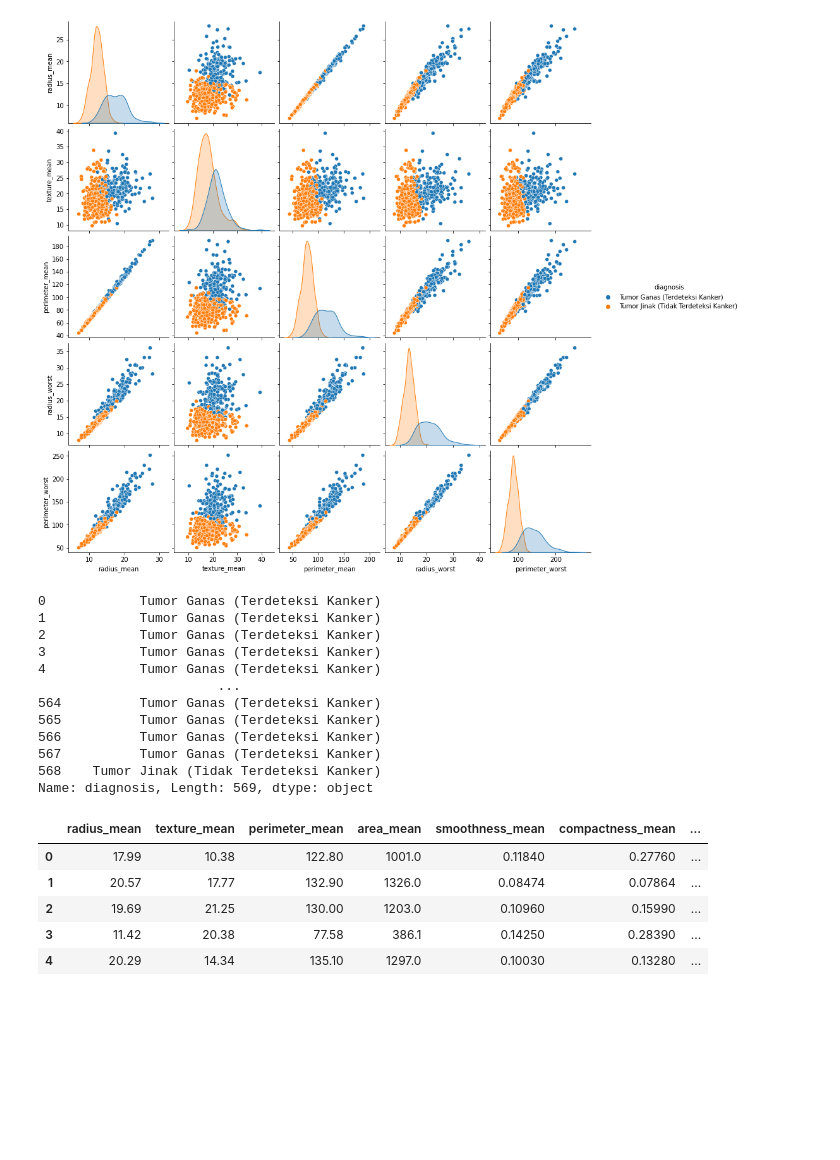
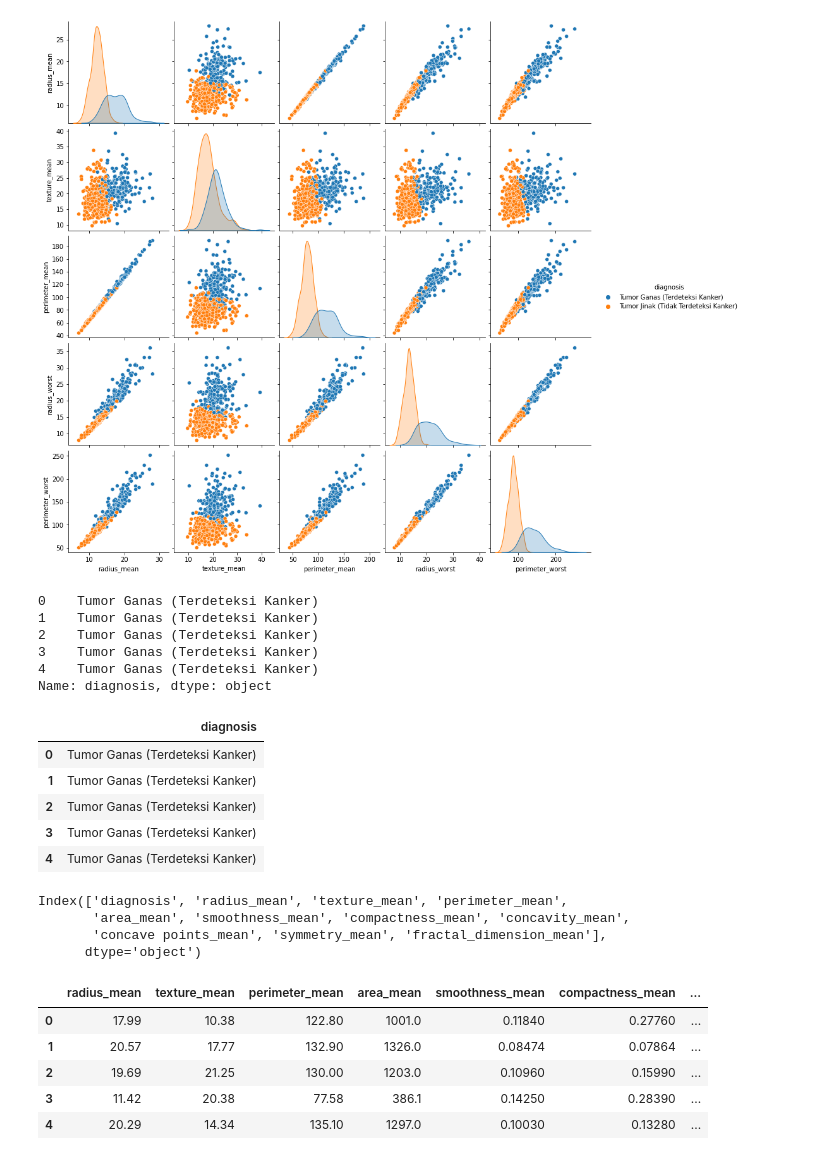
Before and after one commit to Nurtrira06/PROYEK3, a Jupyter notebook: Jupyter/PREDIKSI KANKER PAYUDARA 2.ipynb, the cells around one changed output. Drawn from its saved outputs; the diff is of its cells as text; code cells hidden in the pictures; blank space fills up the shorter version.

```diff
--- a/Jupyter/PREDIKSI KANKER PAYUDARA 2.ipynb
+++ b/Jupyter/PREDIKSI KANKER PAYUDARA 2.ipynb
@@ -120,24 +120,40 @@ sns.pairplot(df, hue="diagnosis", vars=["radius_mean", "texture_mean", "perimete
 plt.show()
 # %% [output]
 [figure]
+# %%
+y = df['diagnosis']
+y.head()
+# %% [output]
+0    Tumor Ganas (Terdeteksi Kanker)
+1    Tumor Ganas (Terdeteksi Kanker)
+2    Tumor Ganas (Terdeteksi Kanker)
+3    Tumor Ganas (Terdeteksi Kanker)
+4    Tumor Ganas (Terdeteksi Kanker)
+Name: diagnosis, dtype: object
 # %%
-y = df['diagnosis']
-y
+y_plot = df.drop(['id','radius_mean', 'texture_mean', 'perimeter_mean', 'area_mean',
+               'smoothness_mean', 'compactness_mean', 'concavity_mean',
+               'concave points_mean', 'symmetry_mean', 'fractal_dimension_mean','fractal_dimension_worst','symmetry_worst','concave points_worst','concavity_worst','compactness_worst',
+               'smoothness_worst','area_worst','perimeter_worst','texture_worst','radius_worst','fractal_dimension_se',
+               'symmetry_se','concave points_se','concavity_se','compactness_se','smoothness_se','area_se','perimeter_se',
+               'texture_se','radius_se'],axis=1)
+y_plot.head()
 # %% [output]
-0            Tumor Ganas (Terdeteksi Kanker)
-1            Tumor Ganas (Terdeteksi Kanker)
-2            Tumor Ganas (Terdeteksi Kanker)
-3            Tumor Ganas (Terdeteksi Kanker)
-4            Tumor Ganas (Terdeteksi Kanker)
-                       ...
-564          Tumor Ganas (Terdeteksi Kanker)
-565          Tumor Ganas (Terdeteksi Kanker)
-566          Tumor Ganas (Terdeteksi Kanker)
-567          Tumor Ganas (Terdeteksi Kanker)
-568    Tumor Jinak (Tidak Terdeteksi Kanker)
-Name: diagnosis, Length: 569, dtype: object
+|  | diagnosis |
+| 0 | Tumor Ganas (Terdeteksi Kanker) |
+| 1 | Tumor Ganas (Terdeteksi Kanker) |
+| 2 | Tumor Ganas (Terdeteksi Kanker) |
+| 3 | Tumor Ganas (Terdeteksi Kanker) |
+| 4 | Tumor Ganas (Terdeteksi Kanker) |
 # %%
 df.drop(['diagnosis'],axis=1,inplace=True)
+# %%
+X.columns
+# %% [output]
+Index(['diagnosis', 'radius_mean', 'texture_mean', 'perimeter_mean',
+       'area_mean', 'smoothness_mean', 'compactness_mean', 'concavity_mean',
+       'concave points_mean', 'symmetry_mean', 'fractal_dimension_mean'],
+      dtype='object')
 # %%
 X=df.drop(['id','fractal_dimension_worst','symmetry_worst','concave points_worst','concavity_worst','compactness_worst',
                'smoothness_worst','area_worst','perimeter_worst','texture_worst','radius_worst','fractal_dimension_se',
```
Also changed, not shown: parts of 10 cells of this notebook, 6 other files.
